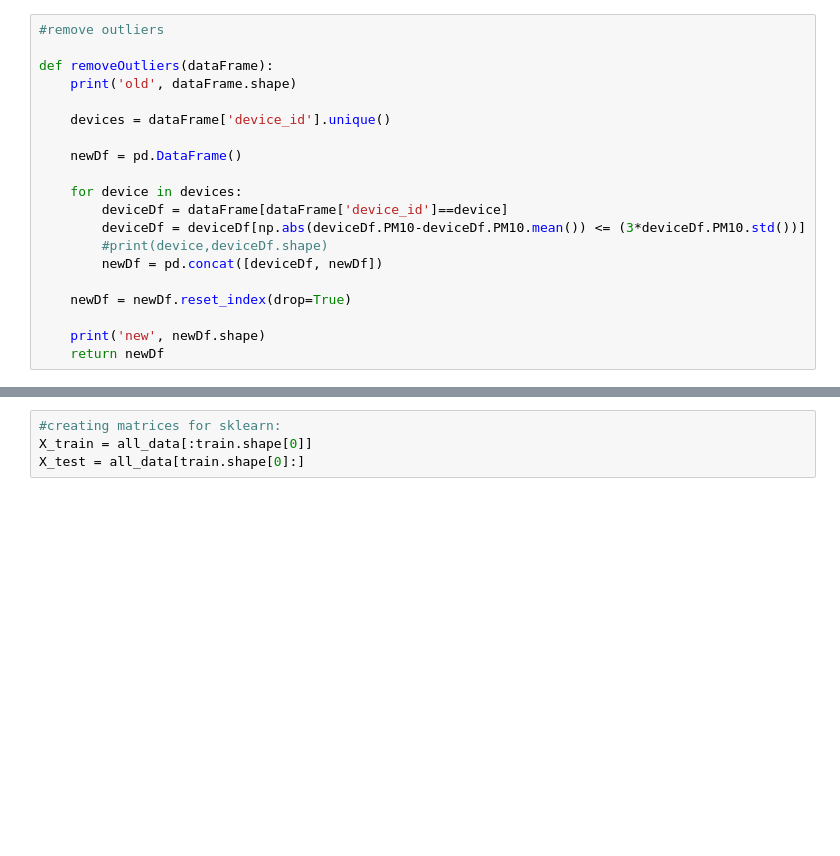
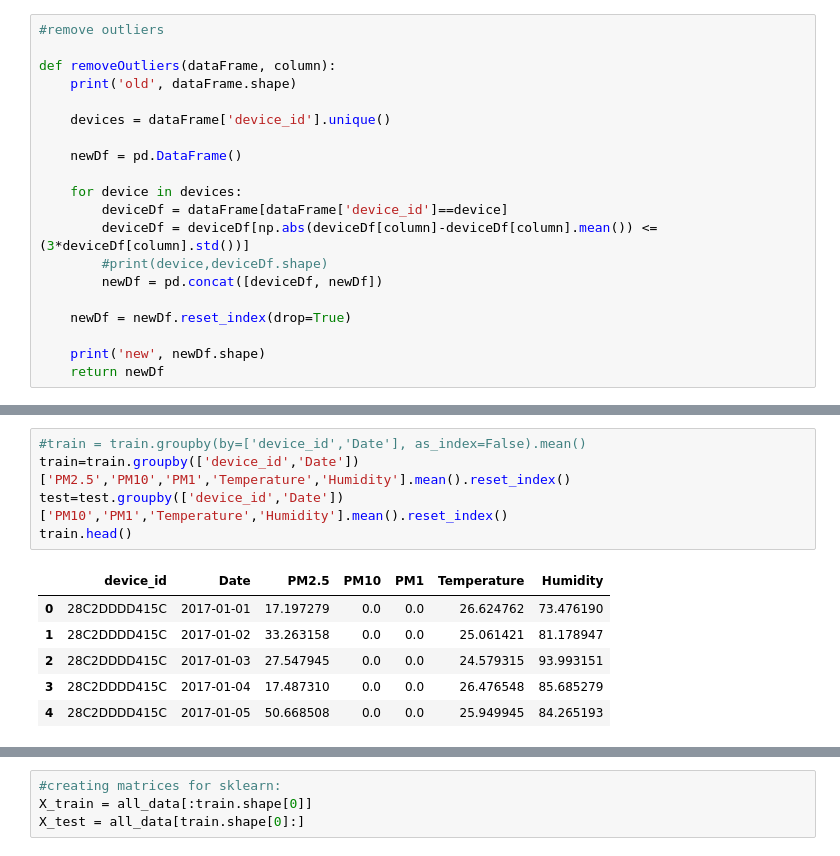
Before and after one commit to murphyhan/aia, a Jupyter notebook: pm25.ipynb, the cells around one changed output, grey strips where cells are left out. Drawn from its saved outputs; the diff is of its cells as text; blank space fills up the shorter version.

```diff
--- a/pm25.ipynb
+++ b/pm25.ipynb
@@ -26,7 +29,7 @@ print(train.shape, test.shape)
 # %%
 #remove outliers
 
-def removeOutliers(dataFrame):
+def removeOutliers(dataFrame, column):
     print('old', dataFrame.shape)
 
     devices = dataFrame['device_id'].unique()
@@ -35,7 +38,7 @@ def removeOutliers(dataFrame):
 
     for device in devices:
         deviceDf = dataFrame[dataFrame['device_id']==device]
-        deviceDf = deviceDf[np.abs(deviceDf.PM10-deviceDf.PM10.mean()) <= (3*deviceDf.PM10.std())]
+        deviceDf = deviceDf[np.abs(deviceDf[column]-deviceDf[column].mean()) <= (3*deviceDf[column].std())]
         #print(device,deviceDf.shape)
         newDf = pd.concat([deviceDf, newDf])
 
@@ -53 +60,13 @@ old (41223, 9)
+# %%
+#train = train.groupby(by=['device_id','Date'], as_index=False).mean()
+train=train.groupby(['device_id','Date'])['PM2.5','PM10','PM1','Temperature','Humidity'].mean().reset_index()
+test=test.groupby(['device_id','Date'])['PM10','PM1','Temperature','Humidity'].mean().reset_index()
+train.head()
+# %% [output]
+|  | device_id | Date | PM2.5 | PM10 | PM1 | Temperature | Humidity |
+| 0 | 28C2DDDD415C | 2017-01-01 | 17.197279 | 0.0 | 0.0 | 26.624762 | 73.476190 |
+| 1 | 28C2DDDD415C | 2017-01-02 | 33.263158 | 0.0 | 0.0 | 25.061421 | 81.178947 |
+| 2 | 28C2DDDD415C | 2017-01-03 | 27.547945 | 0.0 | 0.0 | 24.579315 | 93.993151 |
+| 3 | 28C2DDDD415C | 2017-01-04 | 17.487310 | 0.0 | 0.0 | 26.476548 | 85.685279 |
+| 4 | 28C2DDDD415C | 2017-01-05 | 50.668508 | 0.0 | 0.0 | 25.949945 | 84.265193 |
 # %%
```
Also changed, not shown: parts of 29 cells of this notebook.
